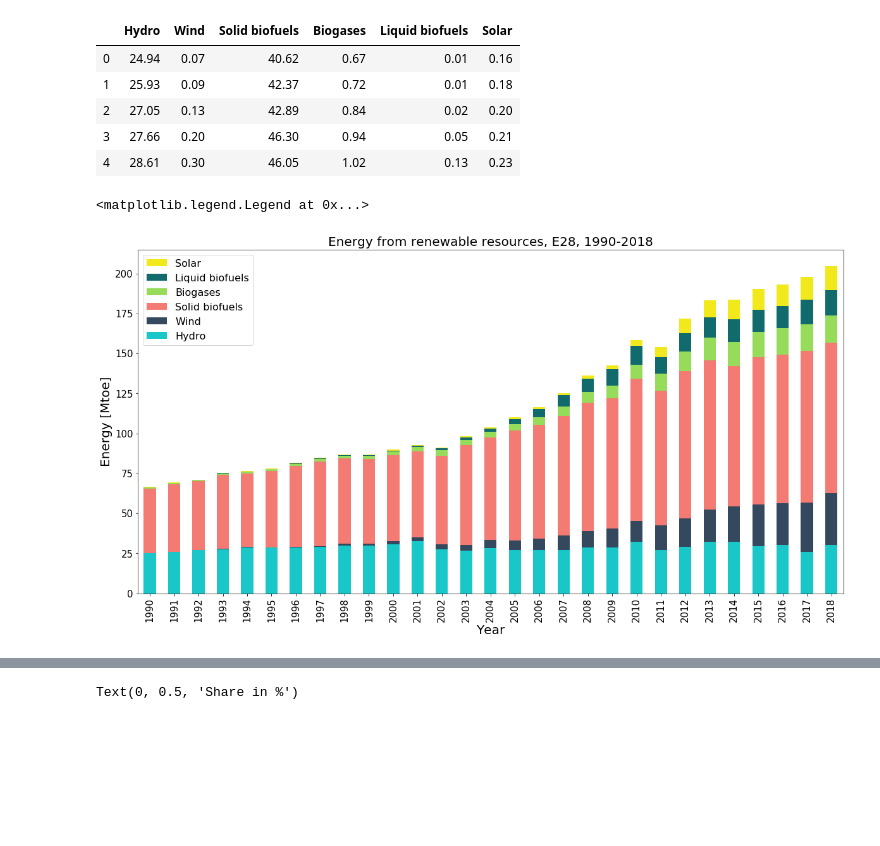
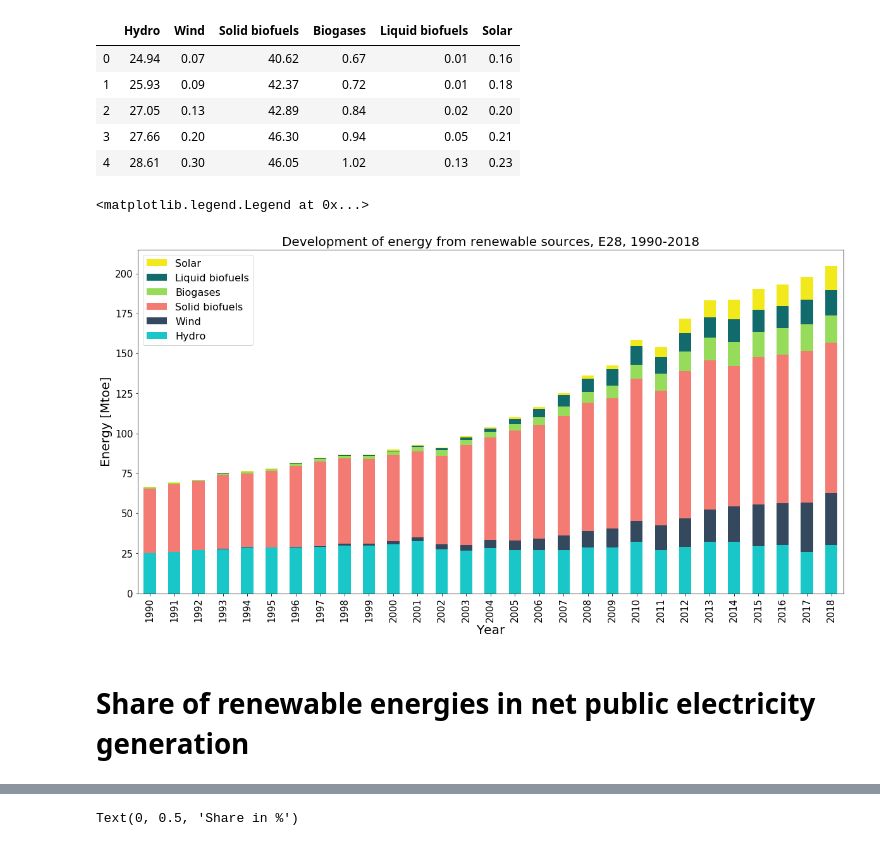
Before and after one commit to nlygar/renewable-energy-eu-statistics, a Jupyter notebook: Untitled1.ipynb, the cells around one changed output, grey strips where cells are left out. Saved outputs shown, nothing was run; the diff lists cells and outputs as text; code cells hidden in the pictures; blank space fills up the shorter version.

```diff
--- a/Untitled1.ipynb
+++ b/Untitled1.ipynb
@@ -34,6 +12,10 @@ df
 # %%
+df = df.T
 df=df.reset_index(level=0)
 df.columns = df.iloc[0] # header
 df = df.drop(df.index[0])
-df
+df = df.reset_index()
+df = df.drop(['index'],axis = 1)
+df=df.dropna(axis='columns')
+df.head()
 # %% [output]
@@ -80,2 +28,0 @@ df
-# %%
-df=df =df.drop(['index'],axis = 1)
@@ -360,23 +162,25 @@ renewable_energy.head()
 # %%
 from matplotlib.colors import ListedColormap
 
 colors=["#1ac7c8", "#34495e", "#f37b73", "#96dc5a", "#116a6b", "#f2e91c"]
 
 sns.set_palette(colors)
 renewable_energy.index = df['Year']
 ax= renewable_energy.plot(kind='bar', stacked=True,
                           colormap=ListedColormap(sns.color_palette(colors)),
                           fontsize=15,
                           figsize=(20,10))
 
-ax.set_title('Energy from renewable resources, E28, 1990-2018',fontsize= 20) # title of plot
+ax.set_title('Development of energy from renewable sources, E28, 1990-2018',fontsize= 20) # title of plot
 ax.set_xlabel('Year',fontsize = 20) #xlabel
 ax.set_ylabel('Energy [Mtoe]', fontsize = 20)#ylabel
 
 
 # reverse the order
 handles, labels = ax.get_legend_handles_labels()
 ax.legend(handles[::-1], labels[::-1],loc='upper left',fontsize=16)
 # %% [output]
 <matplotlib.legend.Legend at 0x...>
-[figure, old version]
+[figure, new version]
+# %% [markdown]
+# Share of renewable energies in net public electricity generation
```
Also changed, not shown: parts of 44 cells of this notebook, 8 other files.
